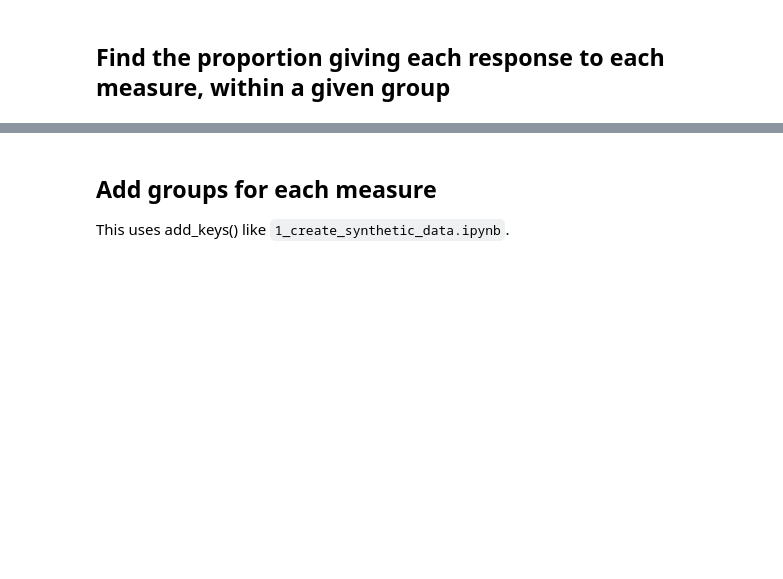
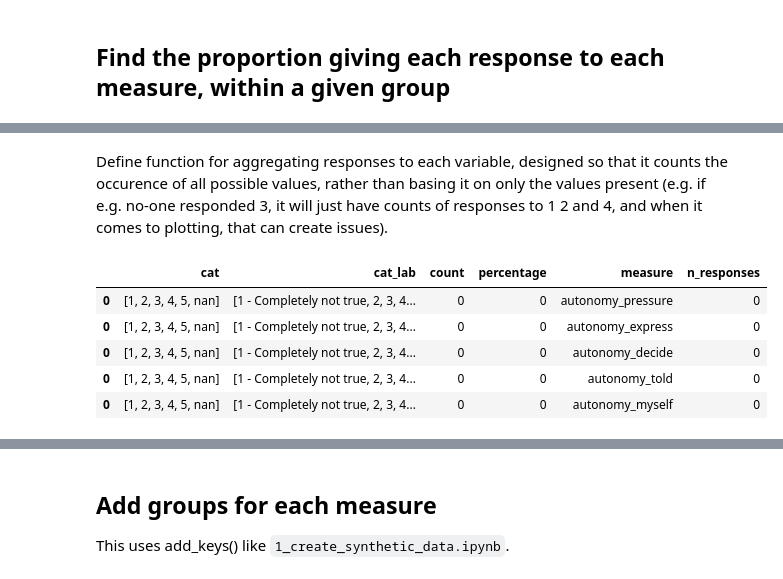
Before and after one commit to kailo-beewell/synthetic_standard_school_dashboards, a Jupyter notebook: create_and_process_data/4_aggregate_responses.ipynb, the cells around one changed output, grey strips where cells are left out. Cells and saved outputs as stored; diff of their text form; code cells hidden in the pictures; blank space fills up the shorter version.

```diff
--- a/create_and_process_data/4_aggregate_responses.ipynb
+++ b/create_and_process_data/4_aggregate_responses.ipynb
@@ -144,0 +47,9 @@ result.loc[result['n_responses'] < 10, ['count', 'percentage', 'n_responses']] =
+# %%
+# Make list of columns that we want to count responses for
+response_col = [col for col in data.columns if (
+    col.endswith('_lab') and col not in [
+        'school_lab', 'gender_lab', 'transgender_lab', 'sexual_orientation_lab',
+        'neurodivergent_lab', 'birth_parent1_lab', 'birth_parent2_lab',
+        'birth_you_lab', 'birth_you_age_lab', 'year_group_lab', 'fsm_lab',
+        'sen_lab', 'ethnicity_lab', 'english_additional_lab'])]
+response_col
@@ -144,0 +105,2 @@ result.loc[result['n_responses'] < 10, ['count', 'percentage', 'n_responses']] =
+# %% [markdown]
+Define function for aggregating responses to each variable, designed so that it counts the occurence of all possible values, rather than basing it on only the values present (e.g. if e.g. no-one responded 3, it will just have counts of responses to 1 2 and 4, and when it comes to plotting, that can create issues).
@@ -144,0 +162,13 @@ result.loc[result['n_responses'] < 10, ['count', 'percentage', 'n_responses']] =
+# %%
+# Create version where every question has count 0, to use when a school has no
+# pupils of a particular subgroup (i.e. no-one in certain FSM/SEN/gender/year)
+no_pupils = aggregate(data)
+no_pupils[['count', 'percentage', 'n_responses']] = 0
+no_pupils.head()
+# %% [output]
+|  | cat | cat_lab | count | percentage | measure | n_responses |
+| 0 | [1, 2, 3, 4, 5, nan] | [1 - Completely not true, 2, 3, 4... | 0 | 0 | autonomy_pressure | 0 |
+| 0 | [1, 2, 3, 4, 5, nan] | [1 - Completely not true, 2, 3, 4... | 0 | 0 | autonomy_express | 0 |
+| 0 | [1, 2, 3, 4, 5, nan] | [1 - Completely not true, 2, 3, 4... | 0 | 0 | autonomy_decide | 0 |
+| 0 | [1, 2, 3, 4, 5, nan] | [1 - Completely not true, 2, 3, 4... | 0 | 0 | autonomy_told | 0 |
+| 0 | [1, 2, 3, 4, 5, nan] | [1 - Completely not true, 2, 3, 4... | 0 | 0 | autonomy_myself | 0 |
```
Also changed, not shown: parts of 19 cells of this notebook, 1 other file.
